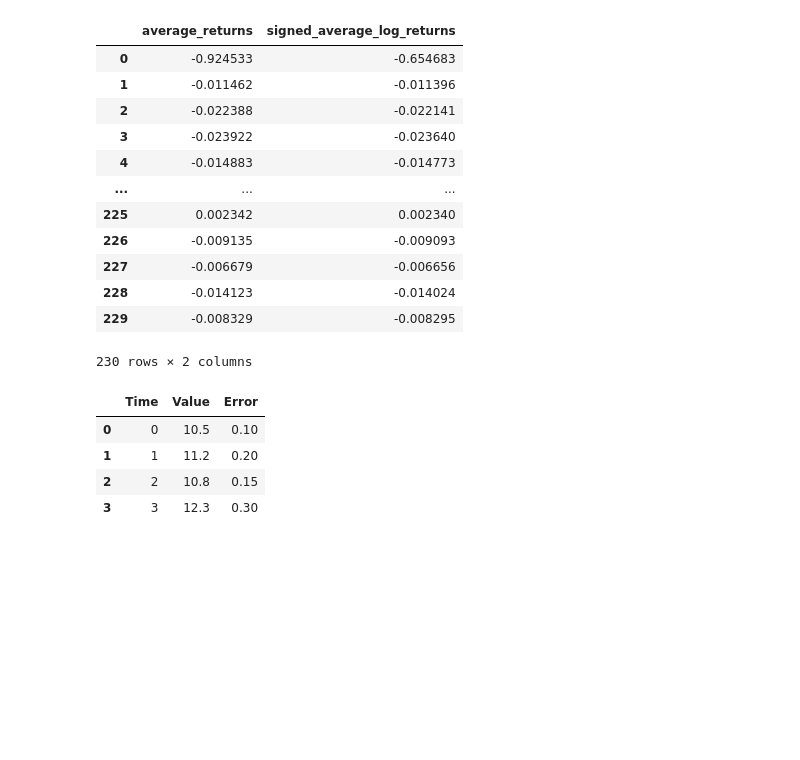
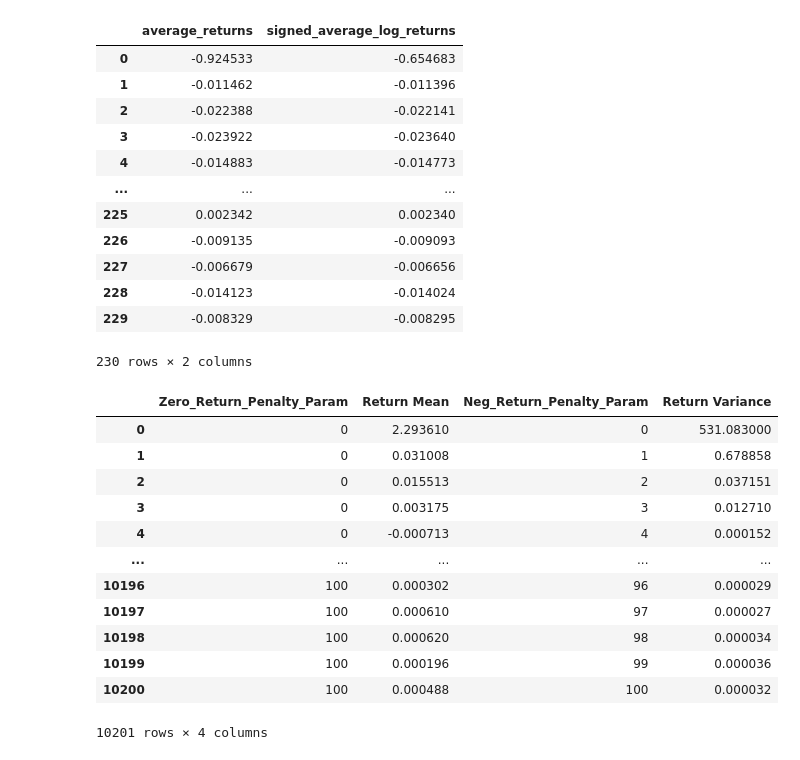
Before and after one commit to rda329/DeepQ-Asset-Agent, a Jupyter notebook: Data/DataAnalysis.ipynb, the cells around one changed output. Drawn from its saved outputs; the diff is of its cells as text; code cells hidden in the pictures; blank space fills up the shorter version.

```diff
--- a/Data/DataAnalysis.ipynb
+++ b/Data/DataAnalysis.ipynb
@@ -727,15 +727,24 @@ This plot shows the average signed log return of the model when training allowed
 
 Performance appears to stabalize when the agent is allowed more than 50 trading days.
 """
-# %%
-
-
-test = pd.read_csv("results.csv")
-
-test
-# %% [output]
-|  | Time | Value | Error |
-| 0 | 0 | 10.5 | 0.10 |
-| 1 | 1 | 11.2 | 0.20 |
-| 2 | 2 | 10.8 | 0.15 |
-| 3 | 3 | 12.3 | 0.30 |
+# %%
+import pandas as pd
+import plotly.graph_objects as go
+
+data = pd.read_csv("Penalty_Param_Tuning.csv")
+
+data
+# %% [output]
+|  | Zero_Return_Penalty_Param | Return Mean | Neg_Return_Penalty_Param | Return Variance |
+| 0 | 0 | 2.293610 | 0 | 531.083000 |
+| 1 | 0 | 0.031008 | 1 | 0.678858 |
+| 2 | 0 | 0.015513 | 2 | 0.037151 |
+| 3 | 0 | 0.003175 | 3 | 0.012710 |
+| 4 | 0 | -0.000713 | 4 | 0.000152 |
+| ... | ... | ... | ... | ... |
+| 10196 | 100 | 0.000302 | 96 | 0.000029 |
+| 10197 | 100 | 0.000610 | 97 | 0.000027 |
+| 10198 | 100 | 0.000620 | 98 | 0.000034 |
+| 10199 | 100 | 0.000196 | 99 | 0.000036 |
+| 10200 | 100 | 0.000488 | 100 | 0.000032 |
+10201 rows × 4 columns
```
Also changed, not shown: parts of 8 cells of this notebook, 36 other files.
